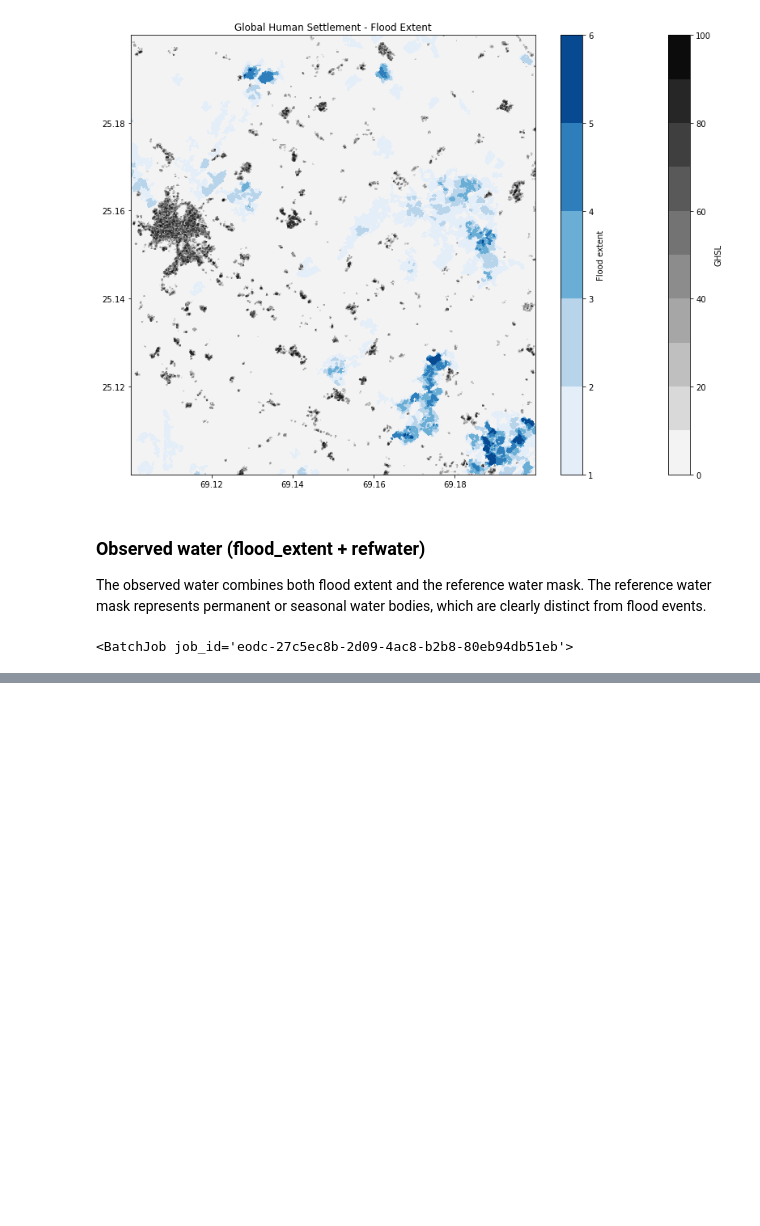
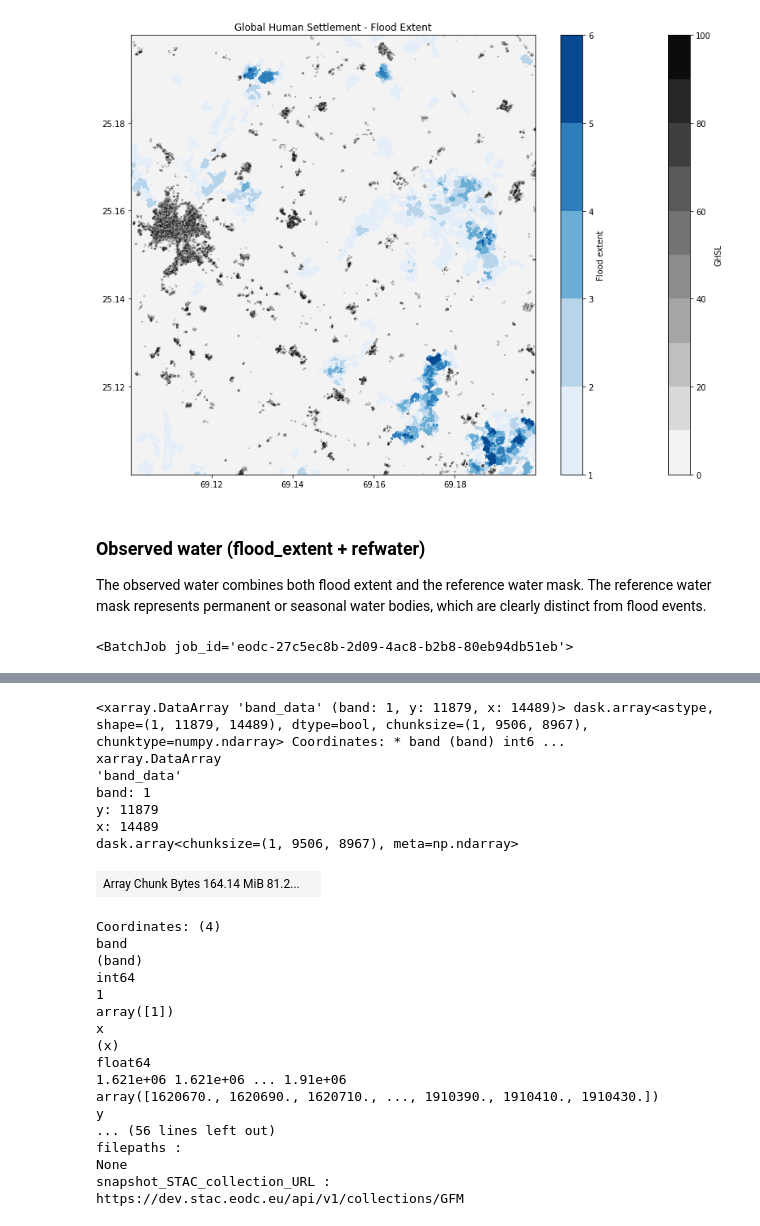
Before and after one commit to eodcgmbh/openeo-examples, a Jupyter notebook: UCs/UC11.ipynb, the cells around one changed output, grey strips where cells are left out. Cells and saved outputs as stored; diff of their text form; code cells hidden in the pictures; blank space fills up the shorter version.

```diff
--- a/UCs/UC11.ipynb
+++ b/UCs/UC11.ipynb
@@ -220,15 +226,33 @@ results.download_files("./gfm/observed_water/")
 # %%
-import os
-import xarray as xr
-import matplotlib.pyplot as plt
-
 path = "./gfm/observed_water/"
 files = [path + file for file in os.listdir(path) if file.startswith("AS") and file.endswith(".tif")]
 # we expect only 0 and 1 -> bool
 data = xr.open_mfdataset(files).astype("bool")
 d = data.band_data
 display(d)
-plt.figure(figsize=(10,5))
-plt.title("Observed water")
-plt.imshow(d[0][5000:6000,5000:6000], cmap="Blues")
-plt.colorbar()
+# %% [output]
+<xarray.DataArray 'band_data' (band: 1, y: 11879, x: 14489)> dask.array<astype, shape=(1, 11879, 14489), dtype=bool, chunksize=(1, 9506, 8967), chunktype=numpy.ndarray> Coordinates: * band (band) int6 ...
+xarray.DataArray
+'band_data'
+band: 1
+y: 11879
+x: 14489
+dask.array<chunksize=(1, 9506, 8967), meta=np.ndarray>
+| Array Chunk Bytes 164.14 MiB 81.2... |  |
+Coordinates: (4)
+band
+(band)
+int64
+1
+array([1])
+x
+(x)
+float64
+1.621e+06 1.621e+06 ... 1.91e+06
+array([1620670., 1620690., 1620710., ..., 1910390., 1910410., 1910430.])
+y
+... (56 lines left out)
+filepaths :
+None
+snapshot_STAC_collection_URL :
+https://dev.stac.eodc.eu/api/v1/collections/GFM
```
Also changed, not shown: parts of 3 cells of this notebook.
